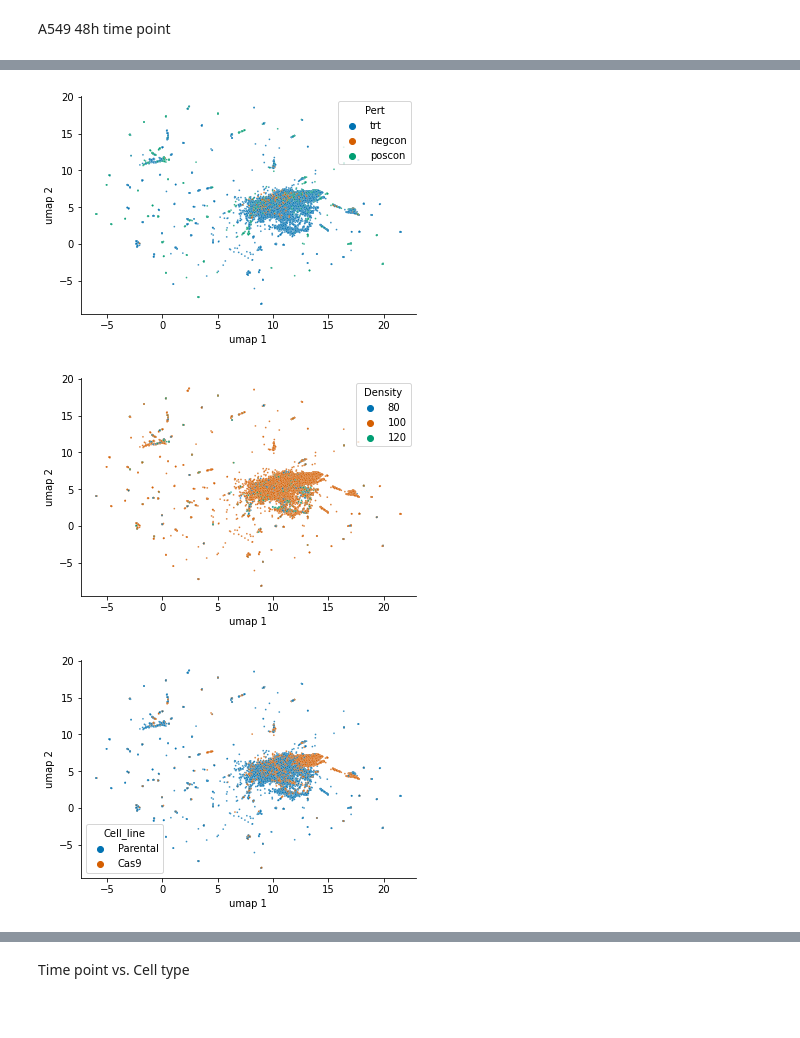
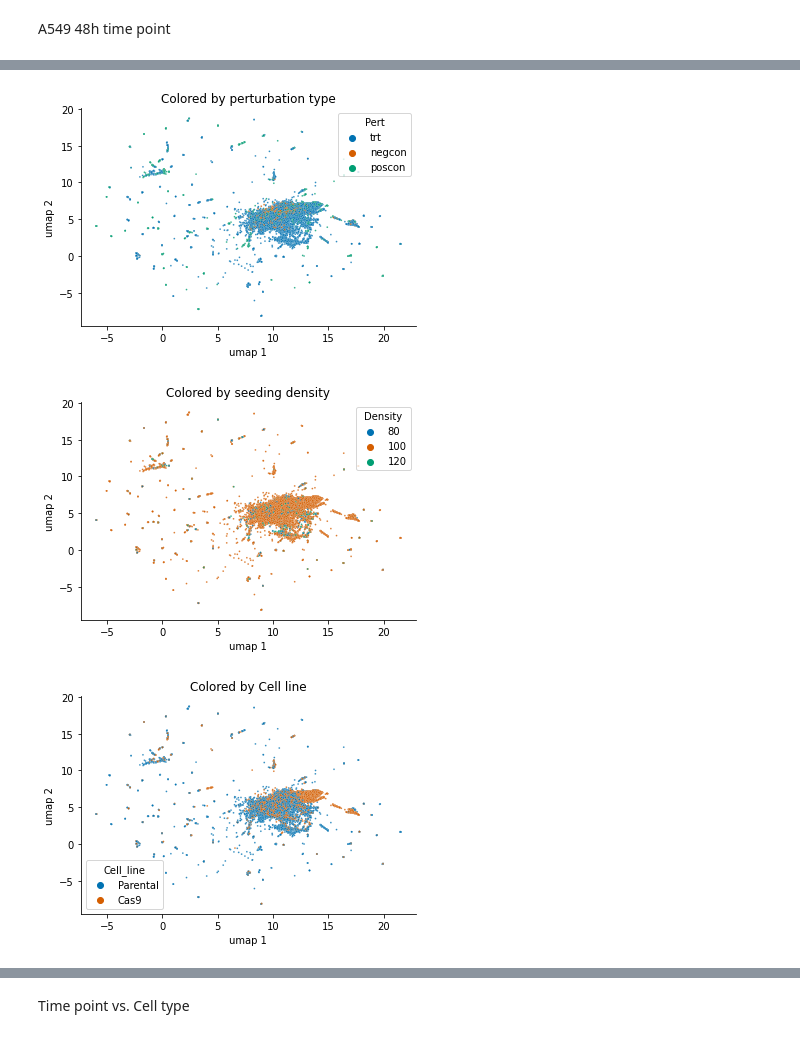
Before and after one commit to jump-cellpainting/2024_Chandrasekaran_NatureMethods, a Jupyter notebook: benchmark/4.generate-umap-figure.ipynb, the cells around one changed output, grey strips where cells are left out. Cells and saved outputs as stored; diff of their text form; code cells hidden in the pictures.

```diff
--- a/benchmark/4.generate-umap-figure.ipynb
+++ b/benchmark/4.generate-umap-figure.ipynb
@@ -93,6 +93,7 @@ batch_list = list(all_plates_df.Metadata_batch)
 plate_list = list(all_plates_df.Metadata_Plate)
 modality_list = list(all_plates_df.Metadata_modality)
 pert_list = np.where(all_plates_df.Metadata_pert_type == "control", all_plates_df.Metadata_control_type, "trt")
+gene_list = list(all_plates_df.Metadata_gene)
 cell_list = list(all_plates_df.Metadata_cell)
 time_list = list(all_plates_df.Metadata_time)
 cell_line_list = list(all_plates_df.Metadata_cell_line)
@@ -108,6 +109,7 @@ X_embedded_df = pd.DataFrame(
         "Plate": plate_list,
         "Modality": modality_list,
         "Pert": pert_list,
+        "Gene": gene_list,
         "time": time_list,
         "Cell": cell_list,
         "Cell_line": cell_line_list,
@@ -167,19 +170,20 @@ plt.savefig('figures/4.A549_modality.png')
 # %%
 sns.scatterplot(
     data=A549_short_df,
     x='umap 1',
     y='umap 2',
     hue=A549_short_df["Pert"],
     palette=color_discrete_map_seaborn["Pert"],
     hue_order=['trt', 'negcon', 'poscon'],
     alpha=0.8,
     s=3,
 )
 
+plt.title('Colored by perturbation type')
 sns.despine()
 plt.savefig('figures/4.A549_pert.png')
 # %% [output]
-[figure, old version]
+[figure, new version]
 # %%
 sns.scatterplot(
     data=A549_short_df,
@@ -192,10 +196,11 @@ sns.scatterplot(
     s=3,
 )
 
+plt.title('Colored by seeding density')
 sns.despine()
 plt.savefig('figures/4.A549_density.png')
 # %% [output]
-[figure, old version]
+[figure, new version]
 # %%
 sns.scatterplot(
     data=A549_short_df,
@@ -208,7 +213,8 @@ sns.scatterplot(
     s=3,
 )
 
+plt.title('Colored by Cell line')
 sns.despine()
 plt.savefig('figures/4.A549_cell_line.png')
 # %% [output]
-[figure, old version]
+[figure, new version]
```
Also changed, not shown: parts of 2 cells of this notebook, 15 other files.
